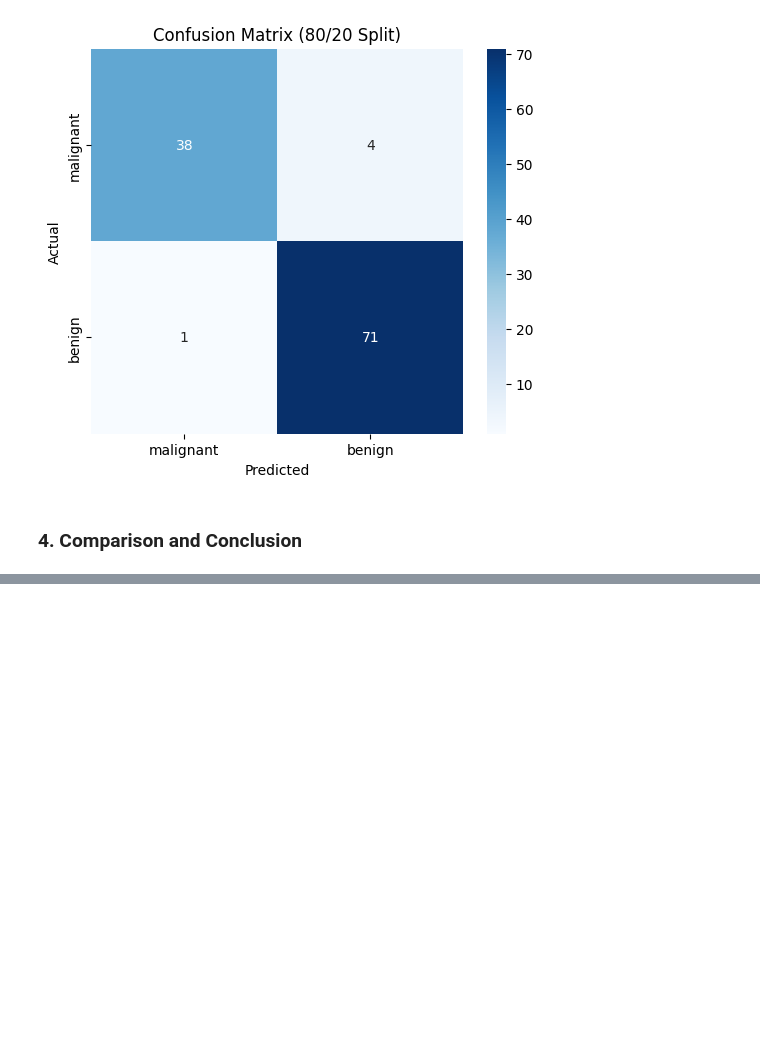
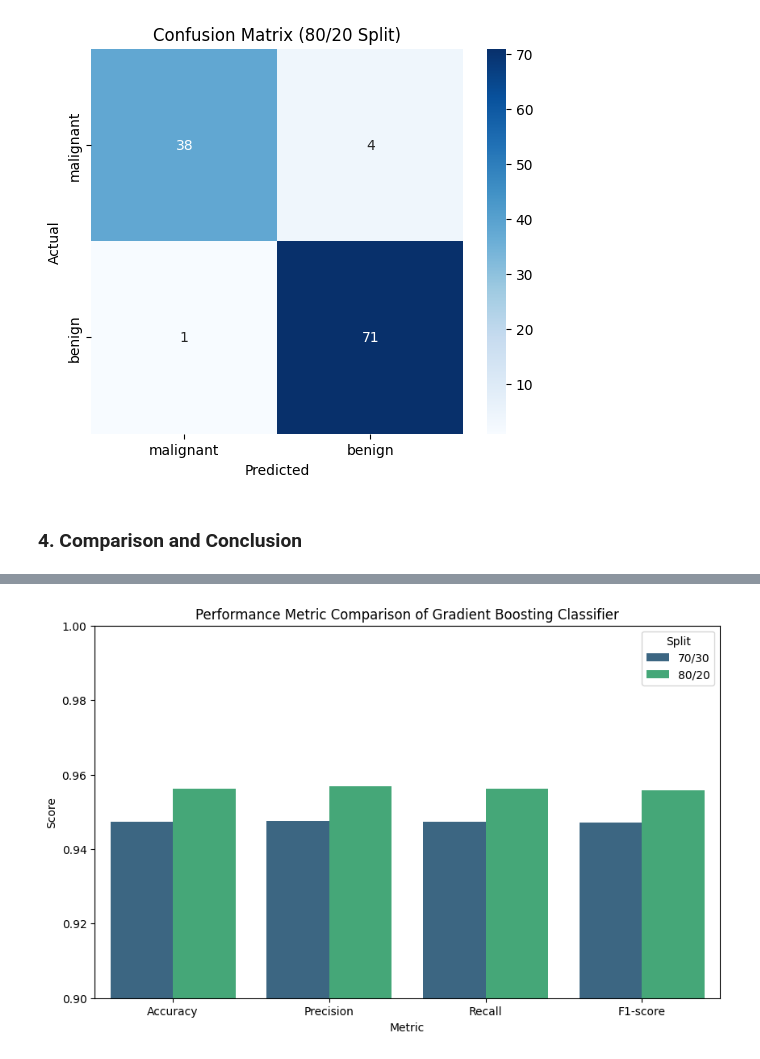
Before and after one commit to shivampatle2004/Machine-Learning-, a Jupyter notebook: Gradient_Boosting_shivam_CS32186.ipynb, the cells around one changed output, grey strips where cells are left out. Drawn from its saved outputs; the diff is of its cells as text; code cells hidden in the pictures; blank space fills up the shorter version.

```diff
--- a/Gradient_Boosting_shivam_CS32186.ipynb
+++ b/Gradient_Boosting_shivam_CS32186.ipynb
@@ -240,0 +200,82 @@ Passing `palette` without assigning `hue` is deprecated and will be removed in v
+# %%
+from sklearn.metrics import precision_score, recall_score, f1_score, roc_curve, auc
+import matplotlib.pyplot as plt
+import seaborn as sns
+
+# --- Start of prepended code to define missing variables ---
+from sklearn.datasets import load_breast_cancer
+import pandas as pd
+from sklearn.model_selection import train_test_split
+from sklearn.ensemble import GradientBoostingClassifier
+from sklearn.metrics import accuracy_score, confusion_matrix, classification_report
+
+# Re-load the dataset to ensure X, y, and bc are defined
+bc = load_breast_cancer()
+X = pd.DataFrame(bc.data, columns=bc.feature_names)
+y = bc.target
+
+# Re-run 70/30 Split logic from cell dc8a09af
+X_train_70, X_test_70, y_train_70, y_test_70 = train_test_split(X, y, test_size=0.3, random_state=42, stratify=y)
+gbc_70 = GradientBoostingClassifier(random_state=42)
+gbc_70.fit(X_train_70, y_train_70)
+y_pred_70 = gbc_70.predict(X_test_70)
+accuracy_70 = accuracy_score(y_test_70, y_pred_70)
+feature_importance_70 = pd.Series(gbc_70.feature_importances_, index=X.columns).sort_values(ascending=False)
+
+# Re-run 80/20 Split logic from cell 9477142c
+X_train_80, X_test_80, y_train_80, y_test_80 = train_test_split(X, y, test_size=0.2, random_state=42, stratify=y)
+gbc_80 = GradientBoostingClassifier(random_state=42)
+gbc_80.fit(X_train_80, y_train_80)
+y_pred_80 = gbc_80.predict(X_test_80)
+accuracy_80 = accuracy_score(y_test_80, y_pred_80)
+feature_importance_80 = pd.Series(gbc_80.feature_importances_, index=X.columns).sort_values(ascending=False)
+# --- End of prepended code ---
+
+
+# Calculate additional metrics for 70/30 split (using weighted average for overall report)
+precision_70 = precision_score(y_test_70, y_pred_70, average='weighted')
+recall_70 = recall_score(y_test_70, y_pred_70, average='weighted')
+f1_70 = f1_score(y_test_70, y_pred_70, average='weighted')
+
+# Calculate additional metrics for 80/20 split (using weighted average for overall report)
+precision_80 = precision_score(y_test_80, y_pred_80, average='weighted')
+recall_80 = recall_score(y_test_80, y_pred_80, average='weighted')
+f1_80 = f1_score(y_test_80, y_pred_80, average='weighted')
+
+
+metrics_df = pd.DataFrame({
+    'Split': ['70/30', '80/20'],
+    'Accuracy': [accuracy_70, accuracy_80],
+    'Precision': [precision_70, precision_80],
+    'Recall': [recall_70, recall_80],
+    'F1-score': [f1_70, f1_80]
+})
+
+print("\nComparison of Performance Metrics:")
+display(metrics_df)
+
+plt.figure(figsize=(10, 6))
+metrics_df_melted = metrics_df.melt(id_vars='Split', var_name='Metric', value_name='Score',
+                                    value_vars=['Accuracy', 'Precision', 'Recall', 'F1-score'])
+sns.barplot(x='Metric', y='Score', hue='Split', data=metrics_df_melted, palette='viridis')
+plt.title('Performance Metric Comparison of Gradient Boosting Classifier')
+plt.ylim(0.9, 1.0)
+plt.ylabel('Score')
+plt.show()
+
+# Combined Feature Importance Plot (Optional, for direct visual comparison)
+fig, axes = plt.subplots(1, 2, figsize=(18, 7), sharey=True)
+
+sns.barplot(x=feature_importance_70.values, y=feature_importance_70.index, ax=axes[0])
+axes[0].set_title('Feature Importance (70/30 Split)')
+axes[0].set_xlabel('Importance')
+axes[0].set_ylabel('Feature')
+
+sns.barplot(x=feature_importance_80.values, y=feature_importance_80.index, ax=axes[1])
+axes[1].set_title('Feature Importance (80/20 Split)')
+axes[1].set_xlabel('Importance')
+axes[1].set_ylabel('Feature')
+
+plt.tight_layout()
+plt.show()
+# %% [output]
@@ -240,0 +286 @@ Passing `palette` without assigning `hue` is deprecated and will be removed in v
+[figure, added]
```
Also changed, not shown: parts of 3 cells of this notebook.
